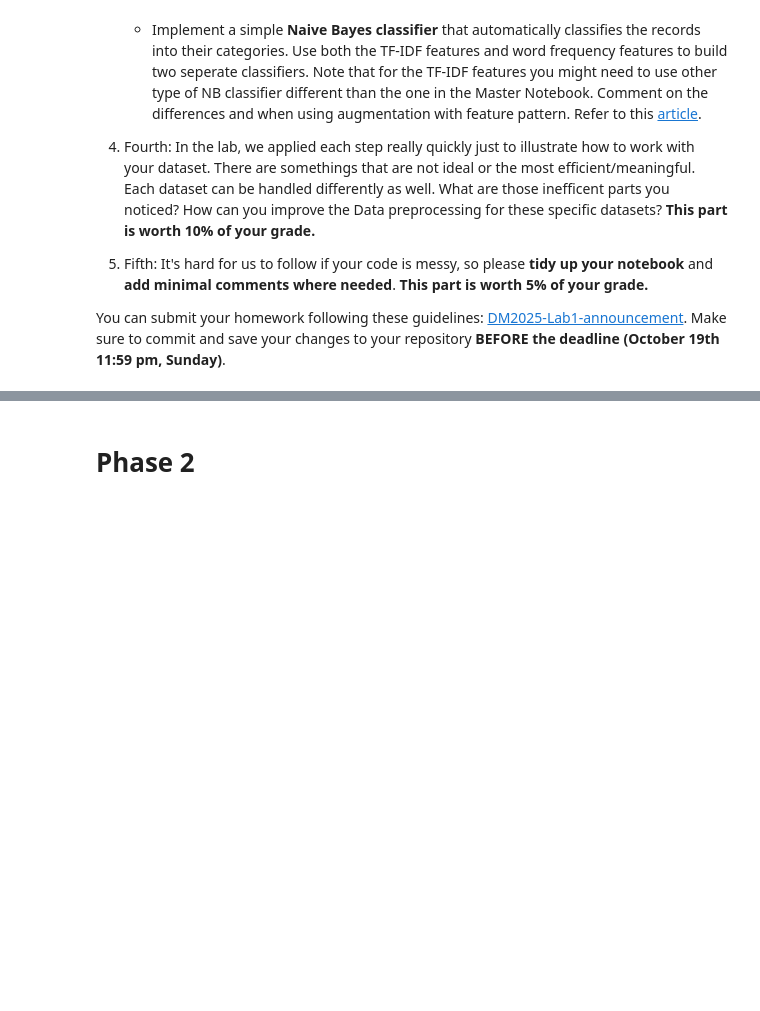
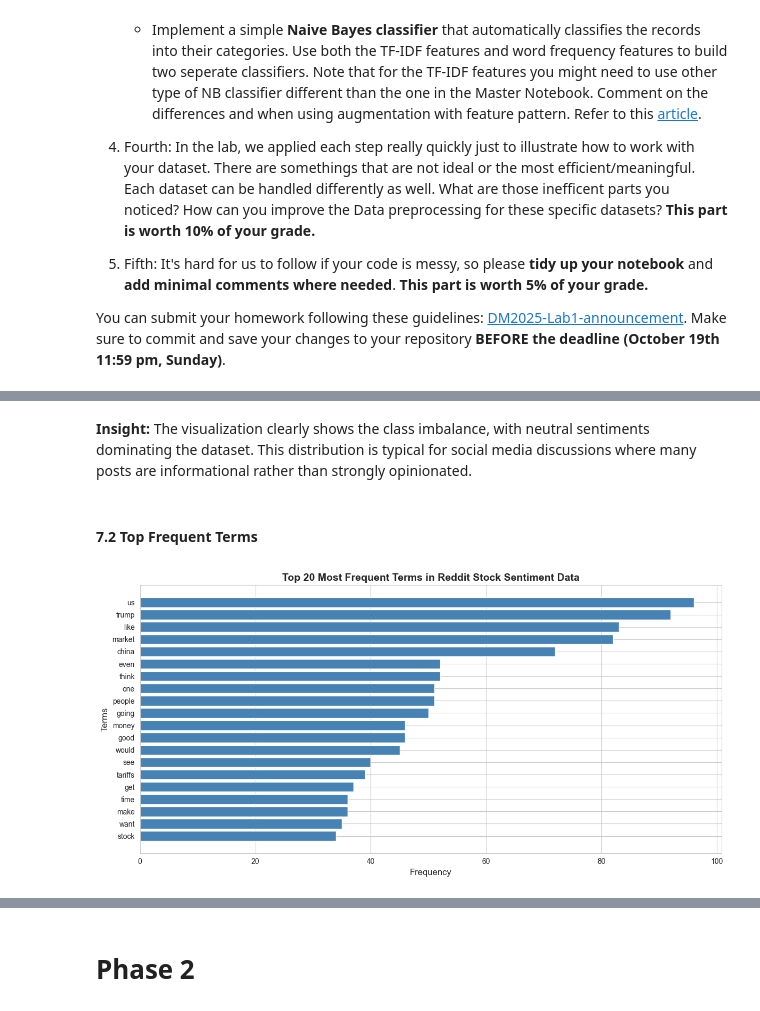
Before and after one commit to ArnoldChen0601/DM2025-Lab1-Exercise, a Jupyter notebook: DM2025-Lab1-Homework.ipynb, the cells around one changed output, grey strips where cells are left out. Saved outputs shown, nothing was run; the diff lists cells and outputs as text; code cells hidden in the pictures; blank space fills up the shorter version.

```diff
--- a/DM2025-Lab1-Homework.ipynb
+++ b/DM2025-Lab1-Homework.ipynb
@@ -62,0 +330,20 @@ You can submit your homework following these guidelines: [DM2025-Lab1-announceme
+# %%
+# Text tokenization and vectorization using CountVectorizer
+from nltk.corpus import stopwords
+
+# Get English stopwords
+stop_words = stopwords.words('english')
+
+# Create CountVectorizer
+count_vect_reddit = CountVectorizer(
+    max_features=1000,  # Limit to top 1000 features
+    stop_words=stop_words,
+    lowercase=True,
+    min_df=2  # Minimum document frequency
+)
+
+# Fit and transform the text data
+X_counts_reddit = count_vect_reddit.fit_transform(X_reddit_sample['text'])
+
+print(f"Shape of count matrix: {X_counts_reddit.shape}")
+print(f"Number of features (vocabulary): {len(count_vect_reddit.vocabulary_)}")
@@ -62,0 +355,13 @@ You can submit your homework following these guidelines: [DM2025-Lab1-announceme
+# %%
+# Analyze term frequencies
+term_frequencies_reddit = np.asarray(X_counts_reddit.sum(axis=0)).flatten()
+
+# Get top terms
+top_n = 20
+sorted_idx = np.argsort(term_frequencies_reddit)[::-1][:top_n]
+top_terms = np.array(count_vect_reddit.get_feature_names_out())[sorted_idx]
+top_freqs = term_frequencies_reddit[sorted_idx]
+
+print(f"Top {top_n} most frequent terms:")
+for term, freq in zip(top_terms, top_freqs):
+    print(f"{term}: {freq}")
@@ -62,0 +425,17 @@ You can submit your homework following these guidelines: [DM2025-Lab1-announceme
+# %% [markdown]
+**Insight:** The visualization clearly shows the class imbalance, with neutral sentiments dominating the dataset. This distribution is typical for social media discussions where many posts are informational rather than strongly opinionated.
+# %% [markdown]
+#### 7.2 Top Frequent Terms
+# %%
+# Visualize top frequent terms
+plt.figure(figsize=(12, 6))
+plt.barh(range(len(top_terms)), top_freqs, color='steelblue')
+plt.yticks(range(len(top_terms)), top_terms)
+plt.xlabel('Frequency', fontsize=12)
+plt.ylabel('Terms', fontsize=12)
+plt.title('Top 20 Most Frequent Terms in Reddit Stock Sentiment Data', fontsize=14, fontweight='bold')
+plt.gca().invert_yaxis()
+plt.tight_layout()
+plt.show()
+# %% [output]
+[figure, added]
```
Also changed, not shown: parts of 49 cells of this notebook.
